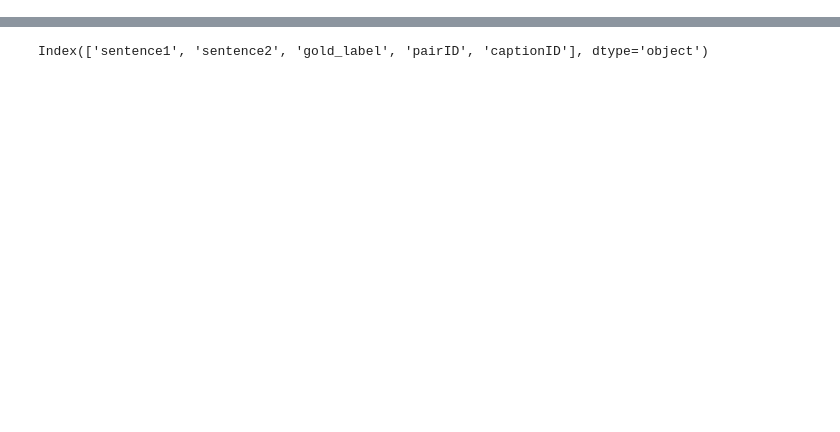
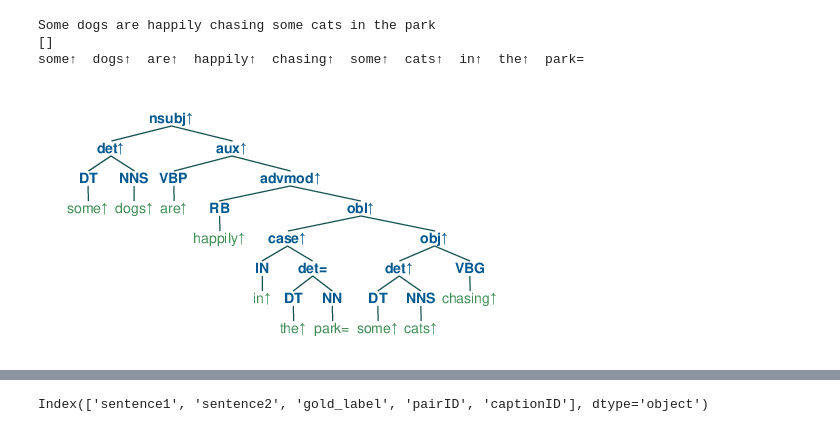
Before and after one commit to eric11eca/Udep2Mono, a Jupyter notebook: src/Udep2Mono.ipynb, the cells around one changed output, grey strips where cells are left out. Cells and saved outputs as stored; diff of their text form; code cells hidden in the pictures; blank space fills up the shorter version.

```diff
--- a/src/Udep2Mono.ipynb
+++ b/src/Udep2Mono.ipynb
@@ -1021,0 +1021,7 @@ There↑  is↓  no↑  adult↓  in↓  the↓  amphitheater=  talking=  to=  a
+# %%
+run_polarize_pipeline(["Some dogs are happily chasing some cats in the park"], verbose=0)
+# %% [output]
+Some dogs are happily chasing some cats in the park
+[]
+some↑  dogs↑  are↑  happily↑  chasing↑  some↑  cats↑  in↑  the↑  park=
+[figure, added]
```
Also changed, not shown: parts of 16 cells of this notebook, 4 other files.
